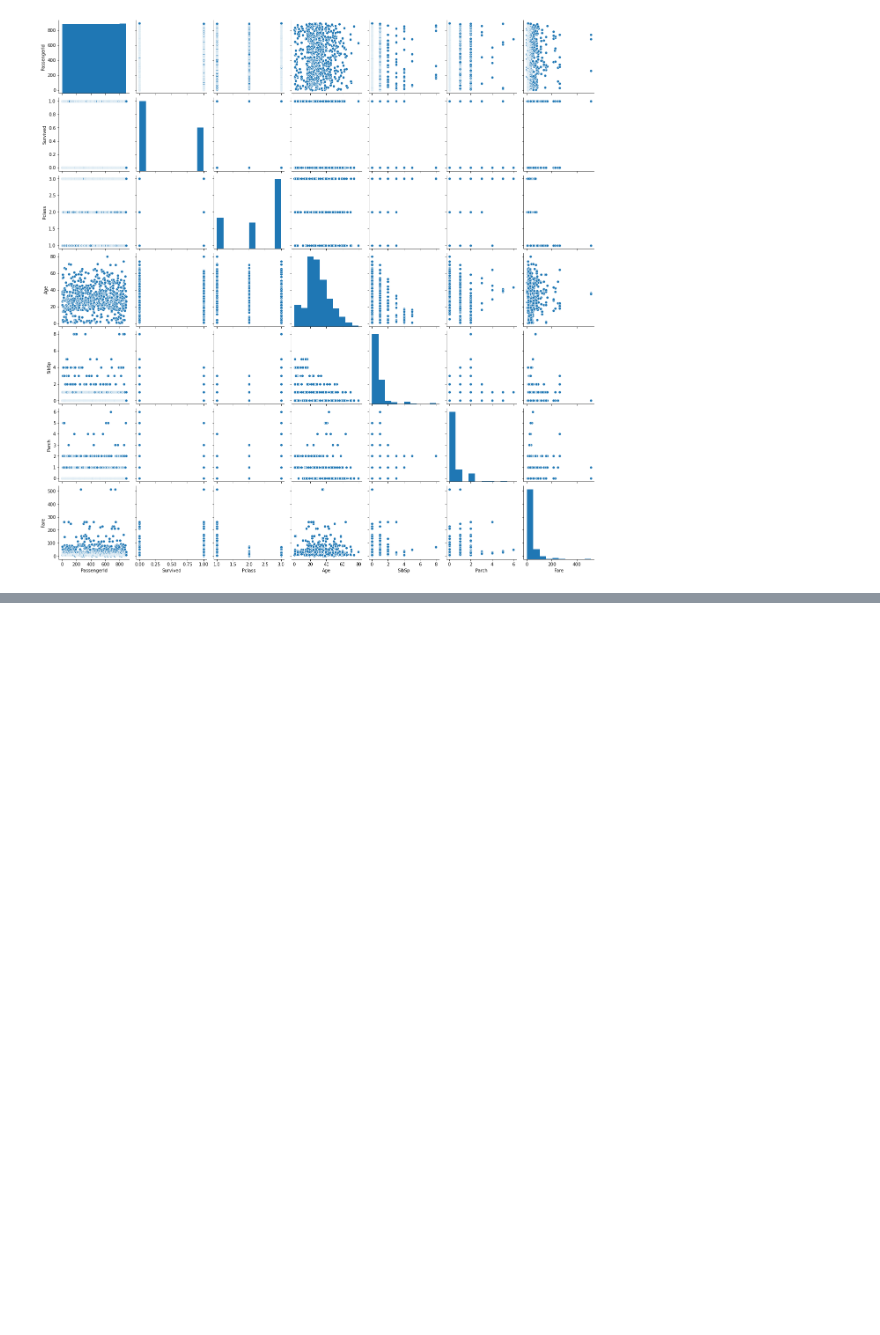
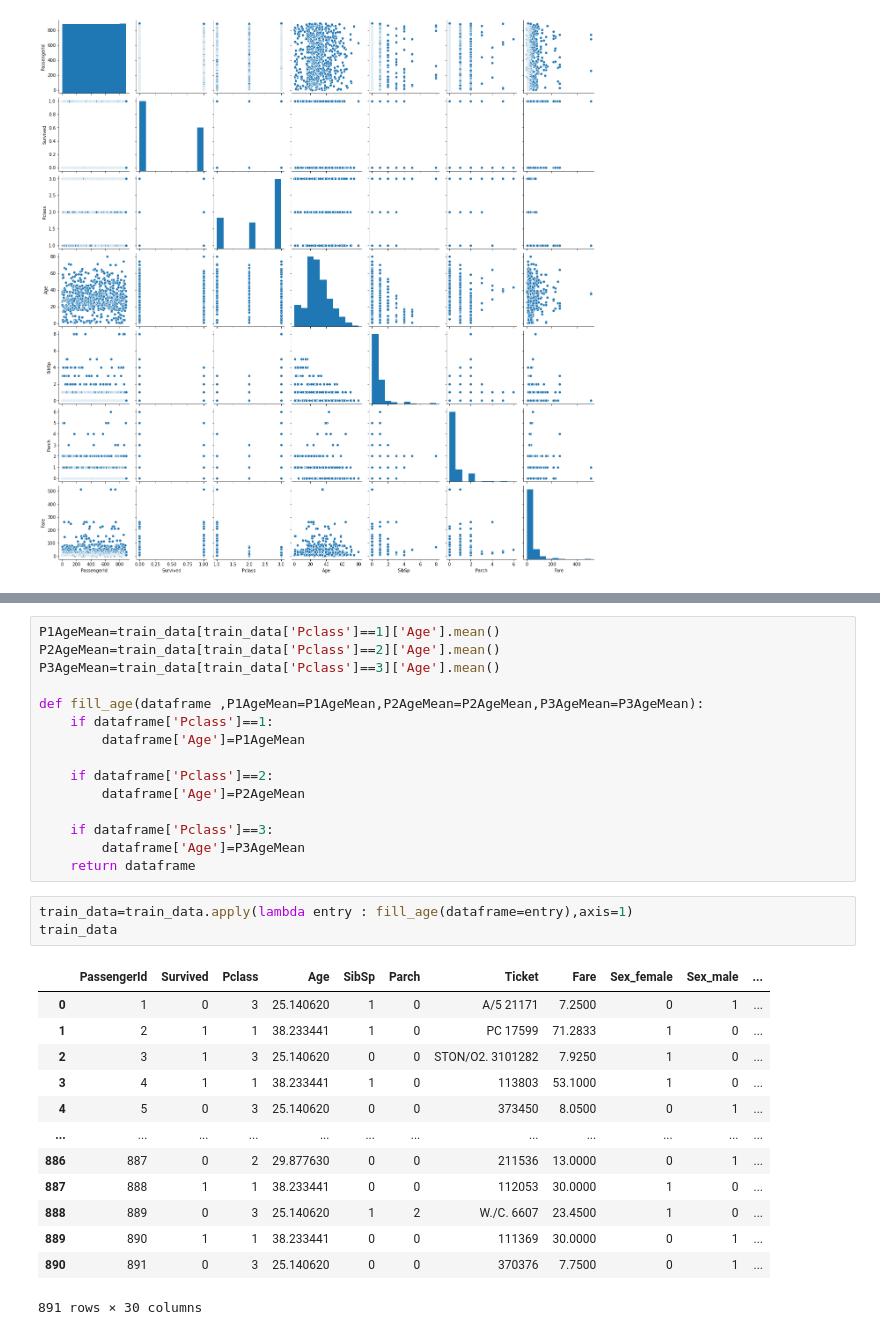
Before and after one commit to AbdelrahmanElMahdy/AiGettingHandsDirty, a Jupyter notebook: Titanic/Titanic.ipynb, the cells around one changed output, grey strips where cells are left out. Saved outputs shown, nothing was run; the diff lists cells and outputs as text; blank space fills up the shorter version.

```diff
--- a/Titanic/Titanic.ipynb
+++ b/Titanic/Titanic.ipynb
@@ -215,0 +252,32 @@ pd.read_csv('gender_submission.csv',sep=",")
+# %%
+P1AgeMean=train_data[train_data['Pclass']==1]['Age'].mean()
+P2AgeMean=train_data[train_data['Pclass']==2]['Age'].mean()
+P3AgeMean=train_data[train_data['Pclass']==3]['Age'].mean()
+
+def fill_age(dataframe ,P1AgeMean=P1AgeMean,P2AgeMean=P2AgeMean,P3AgeMean=P3AgeMean):
+    if dataframe['Pclass']==1:
+        dataframe['Age']=P1AgeMean
+
+    if dataframe['Pclass']==2:
+        dataframe['Age']=P2AgeMean
+
+    if dataframe['Pclass']==3:
+        dataframe['Age']=P3AgeMean
+    return dataframe
+# %%
+train_data=train_data.apply(lambda entry : fill_age(dataframe=entry),axis=1)
+train_data
+# %% [output]
+|  | PassengerId | Survived | Pclass | Age | SibSp | Parch | Ticket | Fare | Sex_female | Sex_male | ... |
+| 0 | 1 | 0 | 3 | 25.140620 | 1 | 0 | A/5 21171 | 7.2500 | 0 | 1 | ... |
+| 1 | 2 | 1 | 1 | 38.233441 | 1 | 0 | PC 17599 | 71.2833 | 1 | 0 | ... |
+| 2 | 3 | 1 | 3 | 25.140620 | 0 | 0 | STON/O2. 3101282 | 7.9250 | 1 | 0 | ... |
+| 3 | 4 | 1 | 1 | 38.233441 | 1 | 0 | 113803 | 53.1000 | 1 | 0 | ... |
+| 4 | 5 | 0 | 3 | 25.140620 | 0 | 0 | 373450 | 8.0500 | 0 | 1 | ... |
+| ... | ... | ... | ... | ... | ... | ... | ... | ... | ... | ... | ... |
+| 886 | 887 | 0 | 2 | 29.877630 | 0 | 0 | 211536 | 13.0000 | 0 | 1 | ... |
+| 887 | 888 | 1 | 1 | 38.233441 | 0 | 0 | 112053 | 30.0000 | 1 | 0 | ... |
+| 888 | 889 | 0 | 3 | 25.140620 | 1 | 2 | W./C. 6607 | 23.4500 | 1 | 0 | ... |
+| 889 | 890 | 1 | 1 | 38.233441 | 0 | 0 | 111369 | 30.0000 | 0 | 1 | ... |
+| 890 | 891 | 0 | 3 | 25.140620 | 0 | 0 | 370376 | 7.7500 | 0 | 1 | ... |
+891 rows × 30 columns
```
Also changed, not shown: parts of 11 cells of this notebook.
